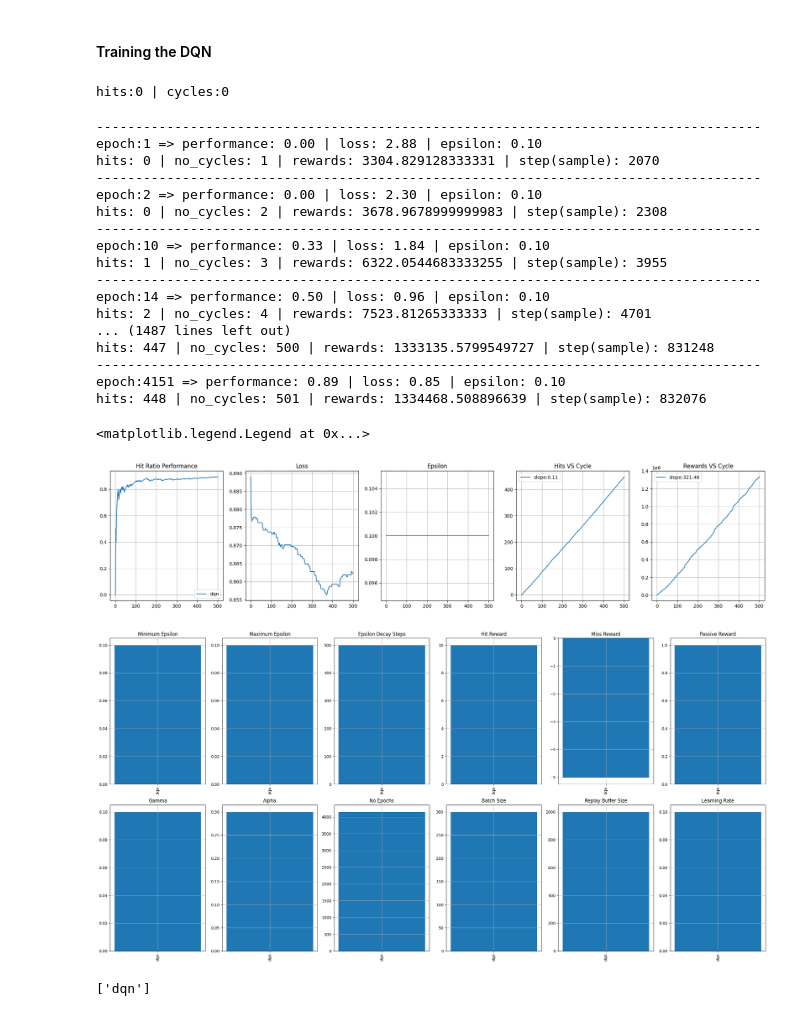
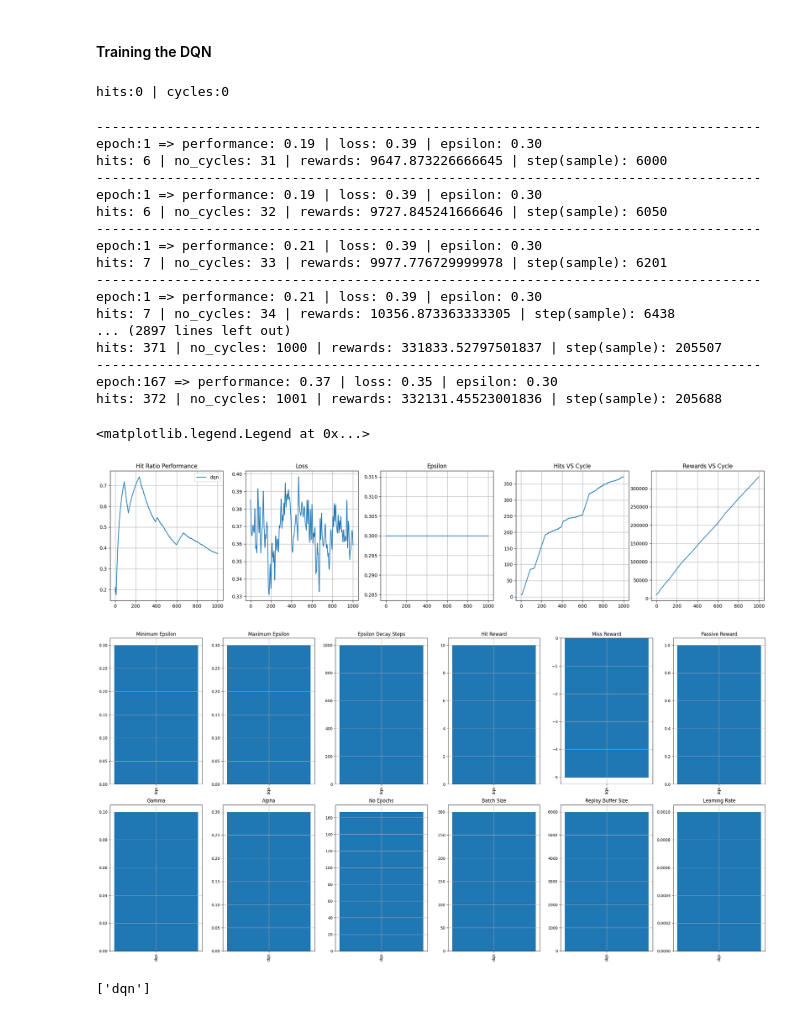
Before and after one commit to emmanuel-olateju/atari_pingpong, a Jupyter notebook: training.ipynb, the cells around one changed output. Saved outputs shown, nothing was run; the diff lists cells and outputs as text; code cells hidden in the pictures.

Commit message:
SmoothL1Loss more suitable for DQN training

```diff
--- a/training.ipynb
+++ b/training.ipynb
@@ -309,20 +309,20 @@ class cnn(nn.Module):
             nn.ReLU(),
             nn.AvgPool1d(kernel_size=2,stride=1), # Input = 5*4 | Output = 5*3
             nn.Dropout(0.5),
-            nn.BatchNorm1d(5),
+            # nn.BatchNorm1d(5),
             nn.Conv1d(5,15,kernel_size=1,stride=1), #  Input = 5*3 |
             nn.ReLU(),
             nn.AvgPool1d(kernel_size=2,stride=1,padding=1), # Input = 15*3 | Output = 15*4
             nn.Dropout(0.5),
-            nn.BatchNorm1d(15)
+            # nn.BatchNorm1d(15)
         )
 
         self.fc = nn.Sequential(
-            nn.Linear(60,30),
+            nn.Linear(60,300),
             nn.ReLU(),
-            nn.Linear(30,15),
+            nn.Linear(300,150),
             nn.ReLU(),
-            nn.Linear(15,3),
+            nn.Linear(150,3),
             nn.ReLU()
         )
 
@@ -387,7 +387,7 @@ def checkpoint_model(name,dqn,history,file_dir,file_name,epsilon_tuple,reward_tu
 # %% [markdown]
 #### Training the DQN
 # %%
-maximum_epsilon, minimum_epsilon, epsilon_decay_steps = 0.1,0.1,500
+maximum_epsilon, minimum_epsilon, epsilon_decay_steps = 0.3,0.3,1000
 alpha = 0.3
 gamma = 0.1
 
@@ -399,12 +399,12 @@ rewards = []
 train = True
 training_loop = 0
 last_training_step = 0
-training_intervals = 200
+training_intervals = 1200
 
 no_epochs = 500
 no_epochs_per_epoch = 10
 batch_size = 300
-replay_buffer_size = 1000
+replay_buffer_size = 6000
 
 model_name = "dqn"
 cycle = 0
@@ -415,9 +415,9 @@ total_rewards = 0
 Online_DQN = cnn()
 # Online_DQN.apply(custom_weights_init)
 Target_DQN = cnn()
-learning_rate = 0.1
+learning_rate = 1E-3
 optimizer = torch.optim.SGD(Online_DQN.parameters(),lr=learning_rate)
-loss_fn = nn.MSELoss()
+loss_fn = nn.SmoothL1Loss()
 
 history = {
     "hit_ratio":[],
@@ -494,7 +494,7 @@ while train==True:
         loss = batch_loss/no_epochs_per_epoch
 
 
-    if cycle>old_cycle:
+    if cycle>old_cycle and training_loop>=1:
       old_cycle = cycle
       print("-------------------------------------------------------------------------------------")
       print(f"epoch:{training_loop} => performance: {env.get_hits()/env.get_cycles():.2f} | loss: {loss.item():.2f} | epsilon: {epsilon:.2f}")
@@ -505,29 +505,29 @@ while train==True:
       history["hits"].append(hits)
       history["rewards"].append(total_rewards)
 
-    if cycle>500:
+    if cycle>1000:
         Target_DQN.load_state_dict(Online_DQN.state_dict())
         train = False
         no_epochs = training_loop
 # %% [output]
 hits:0 | cycles:0
 -------------------------------------------------------------------------------------
-epoch:1 => performance: 0.00 | loss: 2.88 | epsilon: 0.10
-hits: 0 | no_cycles: 1 | rewards: 3304.829128333331 | step(sample): 2070
+epoch:1 => performance: 0.19 | loss: 0.39 | epsilon: 0.30
+hits: 6 | no_cycles: 31 | rewards: 9647.873226666645 | step(sample): 6000
 -------------------------------------------------------------------------------------
-epoch:2 => performance: 0.00 | loss: 2.30 | epsilon: 0.10
-hits: 0 | no_cycles: 2 | rewards: 3678.9678999999983 | step(sample): 2308
+epoch:1 => performance: 0.19 | loss: 0.39 | epsilon: 0.30
+hits: 6 | no_cycles: 32 | rewards: 9727.845241666646 | step(sample): 6050
 -------------------------------------------------------------------------------------
-epoch:10 => performance: 0.33 | loss: 1.84 | epsilon: 0.10
-hits: 1 | no_cycles: 3 | rewards: 6322.0544683333255 | step(sample): 3955
+epoch:1 => performance: 0.21 | loss: 0.39 | epsilon: 0.30
+hits: 7 | no_cycles: 33 | rewards: 9977.776729999978 | step(sample): 6201
 -------------------------------------------------------------------------------------
-epoch:14 => performance: 0.50 | loss: 0.96 | epsilon: 0.10
-hits: 2 | no_cycles: 4 | rewards: 7523.81265333333 | step(sample): 4701
-... (1487 lines left out)
-hits: 447 | no_cycles: 500 | rewards: 1333135.5799549727 | step(sample): 831248
+epoch:1 => performance: 0.21 | loss: 0.39 | epsilon: 0.30
+hits: 7 | no_cycles: 34 | rewards: 10356.873363333305 | step(sample): 6438
+... (2897 lines left out)
+hits: 371 | no_cycles: 1000 | rewards: 331833.52797501837 | step(sample): 205507
 -------------------------------------------------------------------------------------
-epoch:4151 => performance: 0.89 | loss: 0.85 | epsilon: 0.10
-hits: 448 | no_cycles: 501 | rewards: 1334468.508896639 | step(sample): 832076
+epoch:167 => performance: 0.37 | loss: 0.35 | epsilon: 0.30
+hits: 372 | no_cycles: 1001 | rewards: 332131.45523001836 | step(sample): 205688
 # %%
 checkpoint_model(model_name,Online_DQN,history,"DQN_training_sessions/",model_name+".sav",
                  (minimum_epsilon,maximum_epsilon,epsilon_decay_steps),(env.HIT_REWARD,env.MISS_REWARD,env.PASSIVE_REWARD),
@@ -548,36 +548,36 @@ for exclude in dqn_exclude:
 for file in files:
     training_sessions.append(joblib.load(training_dir+file))
     sessions_name.append(training_sessions[-1]["name"])
 
 fig,ax = plt.subplots(1,5,figsize=(25,5))
 
 for train in training_sessions:
     window_size = ws = int(no_epochs*0.05)
     weights = np.ones(window_size)/window_size
     loss__ = np.array([loss_.detach().numpy() for loss_ in train["history"]["loss"]])
     loss__ = np.convolve(loss__,weights)
     hits_epoch_slope_ = train["PERFORMANCE"]["hits_epoch_slope"]
     rewards_epoch_slope_ = train["PERFORMANCE"]["rewards_epoch_slope"]
     ax.flatten()[0].plot(np.linspace(0,train["PARAMS"]["no_cycles"],len(train["history"]["hit_ratio"])),train["history"]["hit_ratio"],label=train["name"])
     ax.flatten()[1].plot(np.linspace(0,train["PARAMS"]["no_cycles"],len(loss__[ws:-1*ws])),loss__[ws:-1*ws])
     ax.flatten()[2].plot(np.linspace(0,train["PARAMS"]["no_cycles"],len(train["history"]["epsilon"])),train["history"]["epsilon"])
     ax.flatten()[3].plot(np.linspace(0,train["PARAMS"]["no_cycles"],len(train["history"]["hits"])),train["history"]["hits"],label=f"slope:{hits_epoch_slope_:.2f}")
     ax.flatten()[4].plot(np.linspace(0,train["PARAMS"]["no_cycles"],len(train["history"]["rewards"])),train["history"]["rewards"],label=f"slope:{rewards_epoch_slope_:.2f}")
 
     for i in range(5):
         ax.flatten()[i].grid()
 
     ax.flatten()[0].set_title("Hit Ratio Performance")
     ax.flatten()[1].set_title("Loss")
     ax.flatten()[2].set_title("Epsilon")
     ax.flatten()[3].set_title("Hits VS Cycle")
     ax.flatten()[4].set_title("Rewards VS Cycle")
 ax.flatten()[0].legend()
-ax.flatten()[3].legend()
-ax.flatten()[4].legend()
+# ax.flatten()[3].legend()
+# ax.flatten()[4].legend()
 # %% [output]
 <matplotlib.legend.Legend at 0x...>
-[figure, old version]
+[figure, new version]
 # %%
 fig, ax = plt.subplots(2,6,figsize=(24,12))
 
@@ -608,7 +608,7 @@ for t,title in enumerate(["Minimum Epsilon","Maximum Epsilon","Epsilon Decay Ste
 
 fig.tight_layout()
 # %% [output]
-[figure, old version]
+[figure, new version]
 # %%
 sessions_name
 # %% [output]
```
Also changed, not shown: parts of 3 cells of this notebook.
